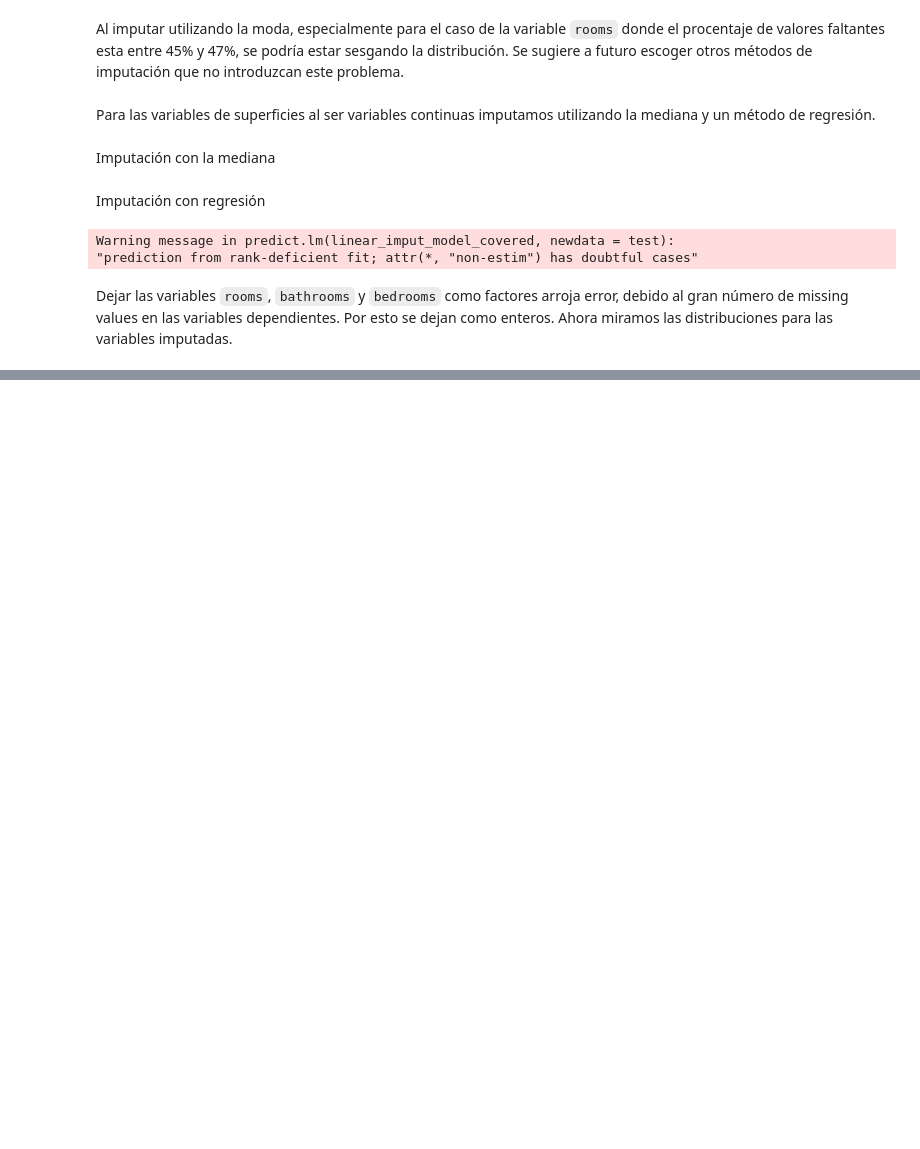
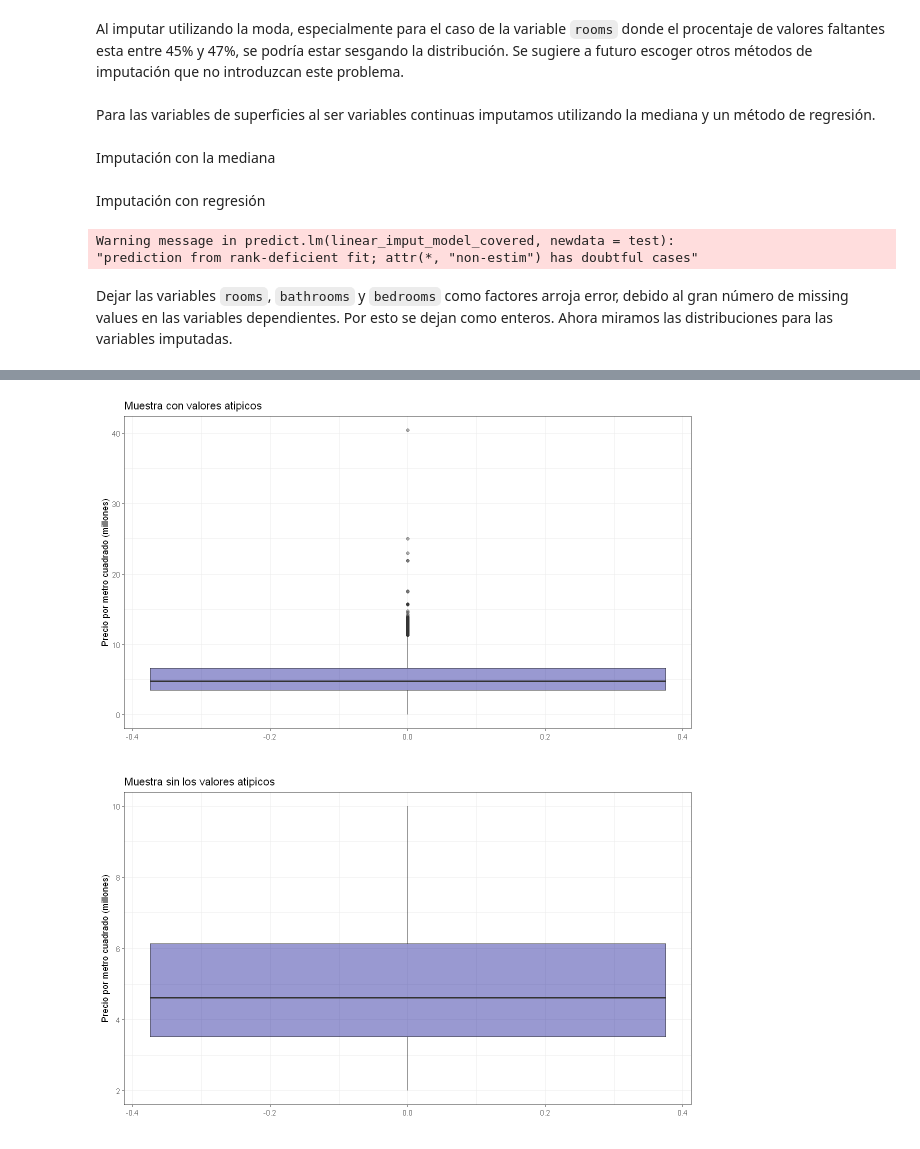
Before and after one commit to nicolozanoh/202510-MLBD-PS3, a Jupyter notebook: scripts/cuadernos/01_Limpieza_Datos.ipynb, the cells around one changed output, grey strips where cells are left out. Drawn from its saved outputs; the diff is of its cells as text; code cells hidden in the pictures; blank space fills up the shorter version.

```diff
--- a/scripts/cuadernos/01_Limpieza_Datos.ipynb
+++ b/scripts/cuadernos/01_Limpieza_Datos.ipynb
@@ -351,0 +391,29 @@ ggplot() +
+# %%
+low <- round(mean(train$precio_por_mt2) - 2*sd(train$precio_por_mt2))
+up <- round(mean(train$precio_por_mt2) + 2*sd(train$precio_por_mt2))
+perc1 <- unname(round(quantile(train$precio_por_mt2, probs = c(.01)),2))
+
+Graph_1 <- train %>%
+  ggplot(aes(y = precio_por_mt2)) +
+  geom_boxplot(fill = "darkblue", alpha = 0.4) +
+  labs(
+    title = "Muestra con valores atipicos",
+    y = "Precio por metro cuadrado (millones)", x = "") +
+  theme_bw()
+
+Graph_2 <- train %>%
+  filter(between(precio_por_mt2, perc1,  up)) %>%
+  ggplot(aes(y = precio_por_mt2)) +
+  geom_boxplot(fill = "darkblue", alpha = 0.4) +
+  labs(
+    title = "Muestra sin los valores atipicos",
+    y = "Precio por metro cuadrado (millones)", x = "") +
+  theme_bw()
+
+Graph_1
+Graph_2
+
+train_med <- train %>% filter(between(precio_por_mt2, perc1, up))
+# %% [output]
+[figure, added]
+[figure, added]
```
Also changed, not shown: parts of 29 cells of this notebook, 5 other files.
